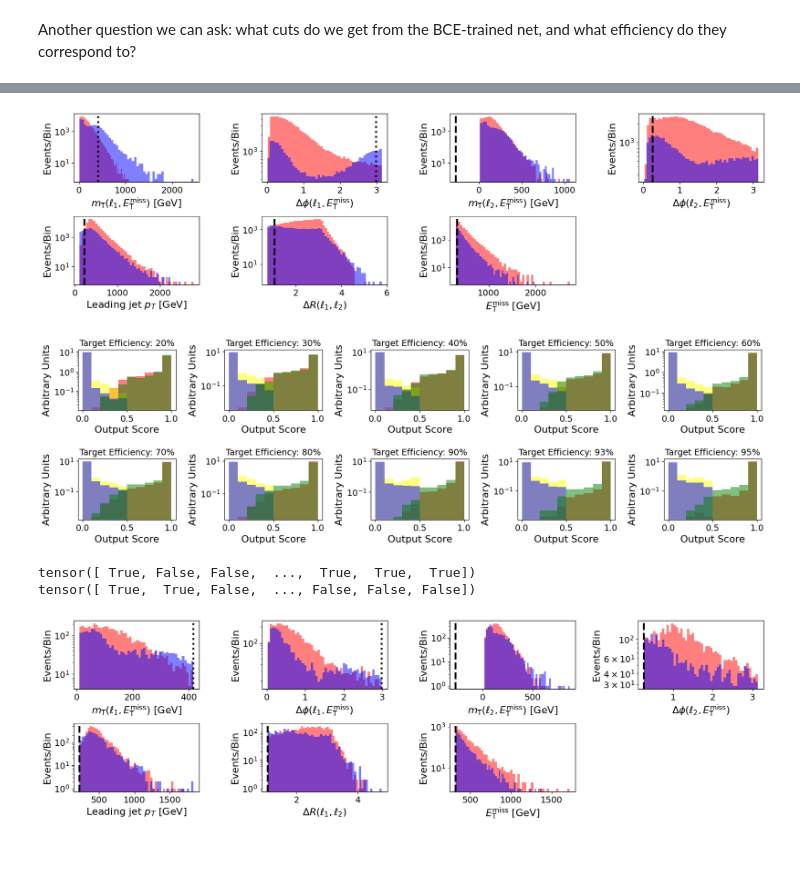
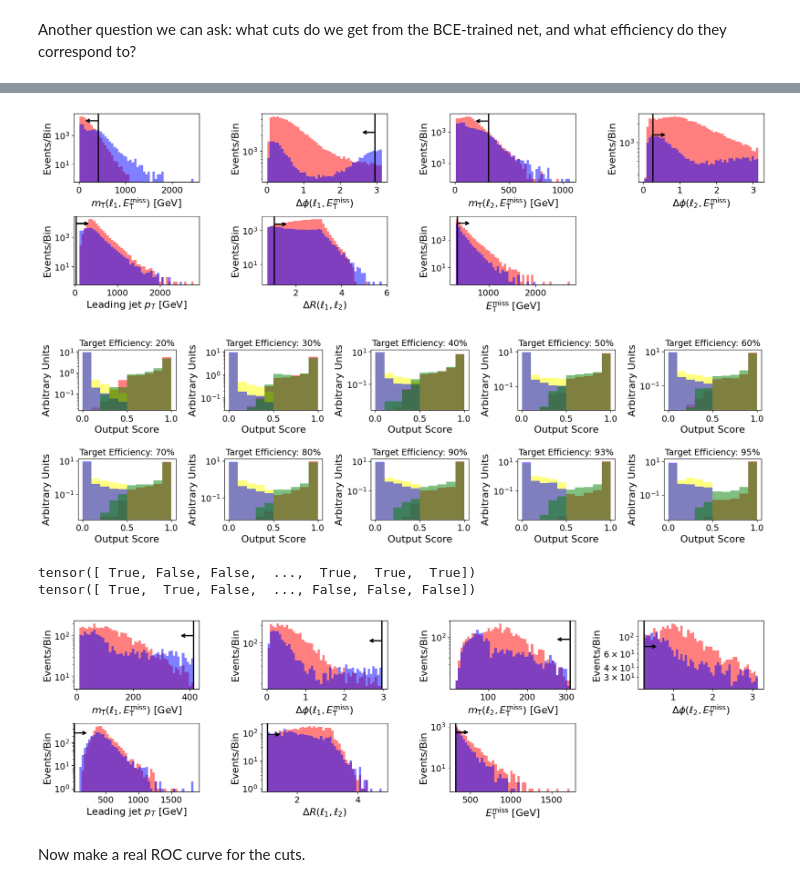
Before and after one commit to scipp-atlas/cabin-notebooks, a Jupyter notebook: LossComparisons-SUSY.ipynb, the cells around one changed output, grey strips where cells are left out. Saved outputs shown, nothing was run; the diff lists cells and outputs as text; code cells hidden in the pictures; blank space fills up the shorter version.

```diff
--- a/LossComparisons-SUSY.ipynb
+++ b/LossComparisons-SUSY.ipynb
@@ -310,4 +312,10 @@ plt.savefig("figures/scores_BCE_SUSY.pdf",bbox_inches='tight')
 # %%
+fpr, tpr, thresholds = roc_curve(y_test, y_pred_test.numpy())
+with open(f'ROCs/SUSY/otobce_fpr.pkl', 'wb') as f:
+    pickle.dump(fpr, f)
+with open(f'ROCs/SUSY/otobce_tpr.pkl', 'wb') as f:
+    pickle.dump(tpr, f)
+
 LCU.make_ROC_curve(y_test, y_pred_test)
 plt.savefig("figures/ROC_BCE_SUSY.pdf",bbox_inches='tight')
 # %% [output]
@@ -316,7 +324,8 @@ plt.savefig("figures/ROC_BCE_SUSY.pdf",bbox_inches='tight')
 fig = plt.figure(figsize=(20,5))
 fig.tight_layout()
 for n in range(len(targeteffics)):
-    ax=fig.add_subplot(2,5,1+n)
+    if targeteffics[n]<0.2: continue
+    ax=fig.add_subplot(2,5,1+n-3)
     plt.subplots_adjust(hspace=0.8,wspace=0.5)
     plt.yscale('log')
 
@@ -341,7 +350,8 @@ plt.savefig("figures/scores_efficscan_SUSY.pdf",bbox_inches='tight')
 fig = plt.figure(figsize=(20,5))
 fig.tight_layout()
 for n in range(len(targeteffics)):
-    ax=fig.add_subplot(2,5,1+n)
+    if targeteffics[n]<0.2: continue
+    ax=fig.add_subplot(2,5,1+n-3)
     plt.subplots_adjust(hspace=0.8,wspace=0.5)
 
     efficnet.nets[n].eval()
@@ -508,22 +567,32 @@ for b in range(m):
     ax=fig.add_subplot(int(m/plotsacross)+1,plotsacross,1+b)
     plt.subplots_adjust(hspace=0.5,wspace=0.5)
     plt.yscale('log')
-    ax.hist(x_signal[:int(N/2),b],nbins,histtype='stepfilled',alpha=0.5,color='red')
-    ax.hist(x_backgr[:int(N/2),b],nbins,histtype='stepfilled',alpha=0.5,color='blue')
+    hrange=(min(min(x_signal[:,b]),min(x_backgr[:,b])),max(max(x_signal[:,b]),max(x_backgr[:,b])))
+    sigcounts,sigbins,_=ax.hist(x_signal[:,b],nbins,range=hrange,histtype='stepfilled',alpha=0.5,color='red')
+    bkgcounts,bkgbins,_=ax.hist(x_backgr[:,b],nbins,range=hrange,histtype='stepfilled',alpha=0.5,color='blue')
     ax.set_xlabel(f"{getbranchlabel(branches[b])}")
     ax.set_ylabel("Events/Bin")
-    if weights[b] < 0:
-        ax.axvline(x = scaled_cuts_BCE[b], linestyle="dotted", color="black", lw=3) # cut is "less than"
-    else:
-        ax.axvline(x = scaled_cuts_BCE[b], linestyle="dashed", color="black", lw=3) # cut is "greater than"
+
+    # Add horizontal arrow near the top of the vertical line
+    ymax = max(max(sigcounts),max(bkgcounts))
+    arrow_y = 0.5 * ymax                                                         # vertical position of arrow, ~0.9 for linear, ~0.5 for log
+    plotrange=(sigbins[-1]-sigbins[0])
+    ax.axvline(x = scaled_cuts_BCE[b], linestyle="-", color="black", lw=2)       # line indicating cut value
+    ax.annotate('',                                                              # text to draw
+                xy=(scaled_cuts_BCE[b]-weights[b]*0.005*plotrange, arrow_y),     # starting point for arrow
+                xytext=(scaled_cuts_BCE[b] + weights[b]*plotrange/8, arrow_y),   # ending point for arrow
+                arrowprops=dict(arrowstyle='<-', color='black', lw=2),           # properties of the arrow
+                fontsize=12, ha='center', va='center', color='black'             # text properties, I think
+               )
 plt.savefig("figures/featurescuts_BCE_SUSY.pdf",bbox_inches='tight')
 # %% [output]
-[figure, old version]
+[figure, new version]
 # %%
 fig = plt.figure(figsize=(20,5))
 fig.tight_layout()
 for n in range(len(targeteffics)):
-    ax=fig.add_subplot(2,5,1+n)
+    if targeteffics[n]<0.2: continue
+    ax=fig.add_subplot(2,5,1+n-3)
     plt.subplots_adjust(hspace=0.8,wspace=0.5)
     plt.yscale('log')
 
@@ -542,7 +611,7 @@ for n in range(len(targeteffics)):
 
 plt.savefig("figures/scoresbylabel_efficscan_SUSY.pdf",bbox_inches='tight')
 # %% [output]
-[figure, old version]
+[figure, new version]
 # %%
 # plot the features after the cuts, to see what's left.
 # %%
@@ -563,30 +632,42 @@ tensor([ True,  True, False,  ..., False, False, False])
 # %%
 # Distributions after scaling for BCE-trained net:
 
 #biases=net.nets[n].bias.detach().numpy()
 weights=BCEnet.weight.detach().numpy()
 #scaled_cuts=-biases/weights
 scaled_cuts=sc.inverse_transform(BCEnet.get_cuts().detach().numpy().reshape(1,-1))[0]
 
 x_signal_scaled=sc.inverse_transform(x_test_signal_pass)
 x_backgr_scaled=sc.inverse_transform(x_test_backgr_pass)
 
 fig = plt.figure(figsize=(20,2.5*(int(m/plotsacross)+1)))
 fig.tight_layout()
 nbins=50
 
 for b in range(m):
     ax=fig.add_subplot(int(m/plotsacross)+1,plotsacross,1+b)
     plt.subplots_adjust(hspace=0.5,wspace=0.5)
     plt.yscale('log')
-    ax.hist(x_signal_scaled[:,b],nbins,histtype='stepfilled',alpha=0.5,color='red')
-    ax.hist(x_backgr_scaled[:,b],nbins,histtype='stepfilled',alpha=0.5,color='blue')
+    hrange=(min(min(x_signal_scaled[:,b]),min(x_backgr_scaled[:,b])),max(max(x_signal_scaled[:,b]),max(x_backgr_scaled[:,b])))
+    sigcounts,sigbins,_=ax.hist(x_signal_scaled[:,b],nbins,range=hrange,histtype='stepfilled',alpha=0.5,color='red')
+    bkgcounts,bkgbins,_=ax.hist(x_backgr_scaled[:,b],nbins,range=hrange,histtype='stepfilled',alpha=0.5,color='blue')
     ax.set_xlabel(f"{getbranchlabel(branches[b])}")
     ax.set_ylabel("Events/Bin")
-    if weights[b] < 0:
-        ax.axvline(x = scaled_cuts[b], linestyle="dotted", color="black", lw=3) # cut is "less than"
-    else:
-        ax.axvline(x = scaled_cuts[b], linestyle="dashed", color="black", lw=3) # cut is "greater than"
+
+    # Add horizontal arrow near the top of the vertical line
+    ymax = max(max(sigcounts),max(bkgcounts))
+    arrow_y = 0.5 * ymax                                                     # vertical position of arrow, ~0.9 for linear, ~0.5 for log depending on range
+    plotrange=(sigbins[-1]-sigbins[0])
+    ax.axvline(x = scaled_cuts[b], linestyle="-", color="black", lw=2)       # line indicating cut value
+    ax.annotate('',                                                          # text to draw
+                xy=(scaled_cuts[b]-weights[b]*0.005*plotrange, arrow_y),     # starting point for arrow
+                xytext=(scaled_cuts[b] + weights[b]*plotrange/8, arrow_y),   # ending point for arrow
+                arrowprops=dict(arrowstyle='<-', color='black', lw=2),       # properties of the arrow
+                fontsize=12, ha='center', va='center', color='black'         # text properties, I think
+               )
+
 plt.savefig("figures/featurespostcuts_BCE_SUSY.pdf",bbox_inches='tight')
 # %% [output]
-[figure, old version]
+[figure, new version]
+# %% [markdown]
+Now make a real ROC curve for the cuts.
```
Also changed, not shown: parts of 18 cells of this notebook, 4 other files.
